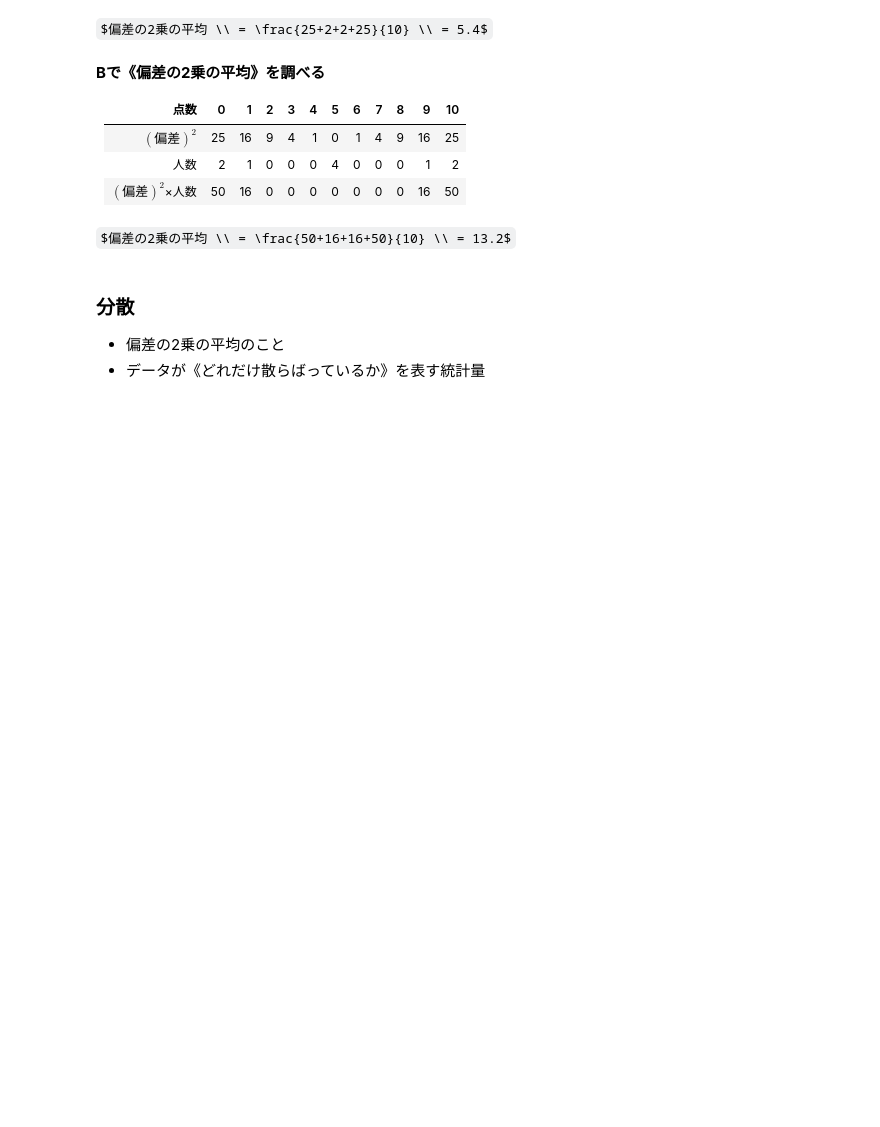
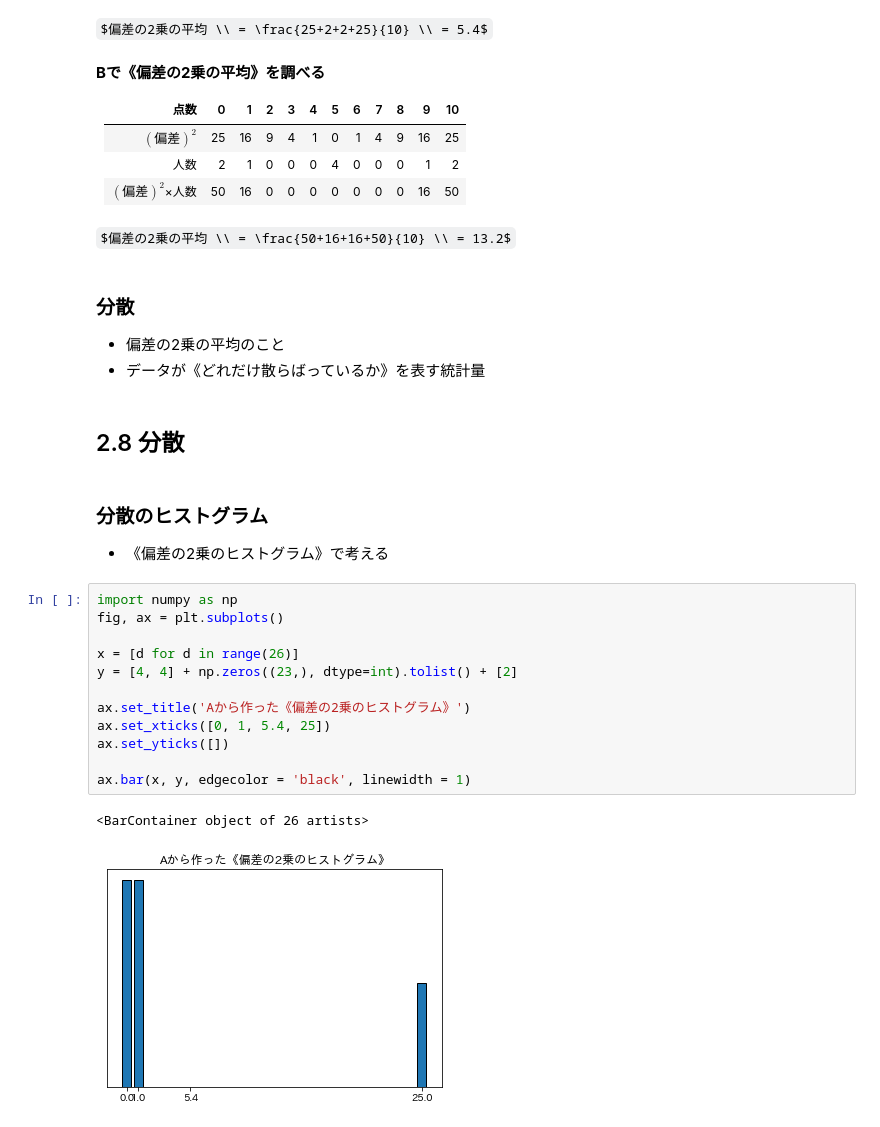
Before and after one commit to yui728/readbook, a Jupyter notebook: bookdata/数学ガールの秘密ノート やさしい統計/第2章_平らに均す平均.ipynb, the cells around one changed output. Drawn from its saved outputs; the diff is of its cells as text; some formulas as TeX source; blank space fills up the shorter version.

```diff
--- a/bookdata/数学ガールの秘密ノート やさしい統計/第2章_平らに均す平均.ipynb
+++ b/bookdata/数学ガールの秘密ノート やさしい統計/第2章_平らに均す平均.ipynb
@@ -286,3 +286,23 @@ $偏差の2乗の平均 \\ = \frac{50+16+16+50}{10} \\ = 13.2$
 ### 分散
 - 偏差の2乗の平均のこと
 - データが《どれだけ散らばっているか》を表す統計量
+# %% [markdown]
+## 2.8 分散
+# %% [markdown]
+### 分散のヒストグラム
+- 《偏差の2乗のヒストグラム》で考える
+# %%
+import numpy as np
+fig, ax = plt.subplots()
+
+x = [d for d in range(26)]
+y = [4, 4] + np.zeros((23,), dtype=int).tolist() + [2]
+
+ax.set_title('Aから作った《偏差の2乗のヒストグラム》')
+ax.set_xticks([0, 1, 5.4, 25])
+ax.set_yticks([])
+
+ax.bar(x, y, edgecolor = 'black', linewidth = 1)
+# %% [output]
+<BarContainer object of 26 artists>
+[figure, added]
```
Also changed, not shown: parts of 12 cells of this notebook.
